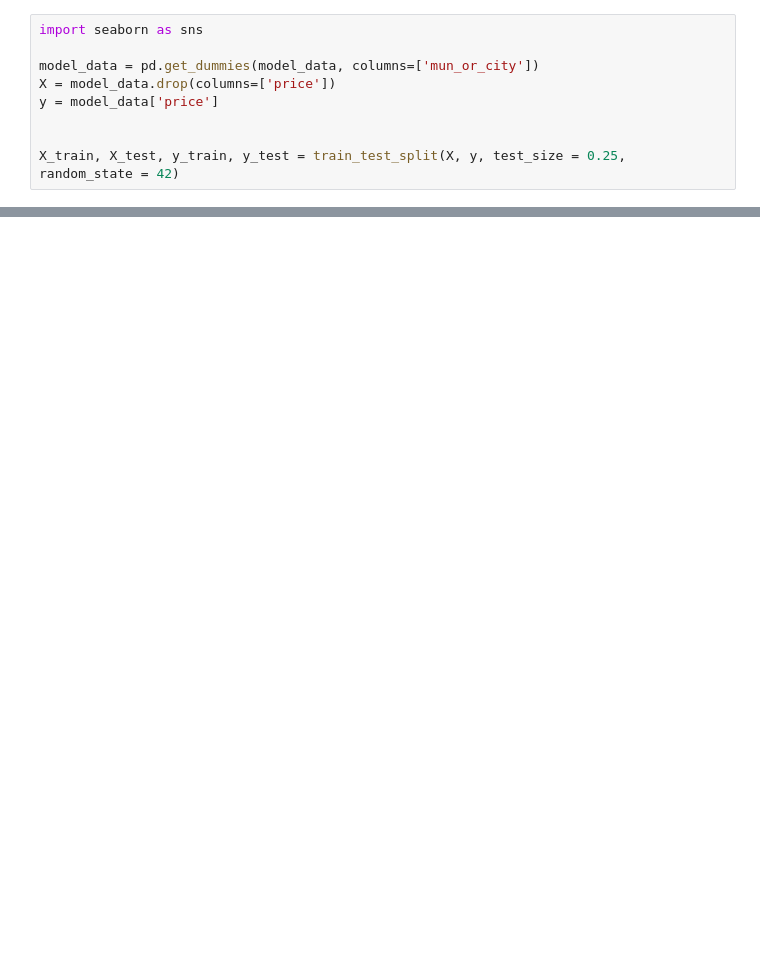
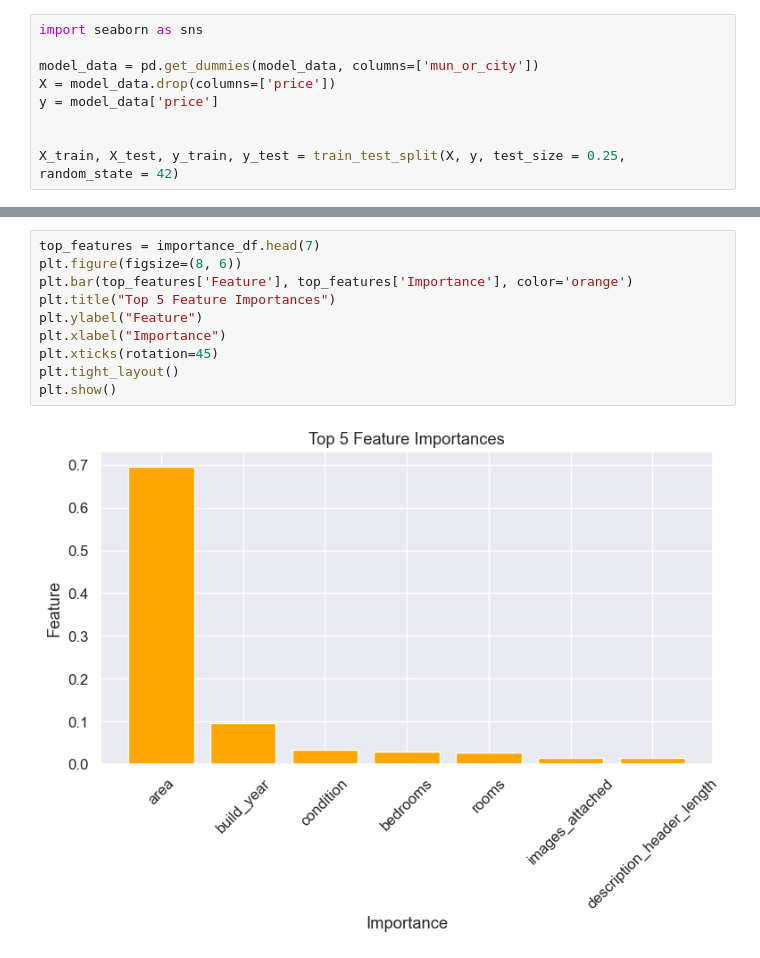
Before and after one commit to S33bu/DS_RENT, a Jupyter notebook: modelling.ipynb, the cells around one changed output, grey strips where cells are left out. Drawn from its saved outputs; the diff is of its cells as text; blank space fills up the shorter version.

```diff
--- a/modelling.ipynb
+++ b/modelling.ipynb
@@ -273,0 +486,12 @@ Note: you may need to restart the kernel to use updated packages.
+# %%
+top_features = importance_df.head(7)
+plt.figure(figsize=(8, 6))
+plt.bar(top_features['Feature'], top_features['Importance'], color='orange')
+plt.title("Top 5 Feature Importances")
+plt.ylabel("Feature")
+plt.xlabel("Importance")
+plt.xticks(rotation=45)
+plt.tight_layout()
+plt.show()
+# %% [output]
+[figure, added]
```
Also changed, not shown: parts of 10 cells of this notebook, 1 other file.
